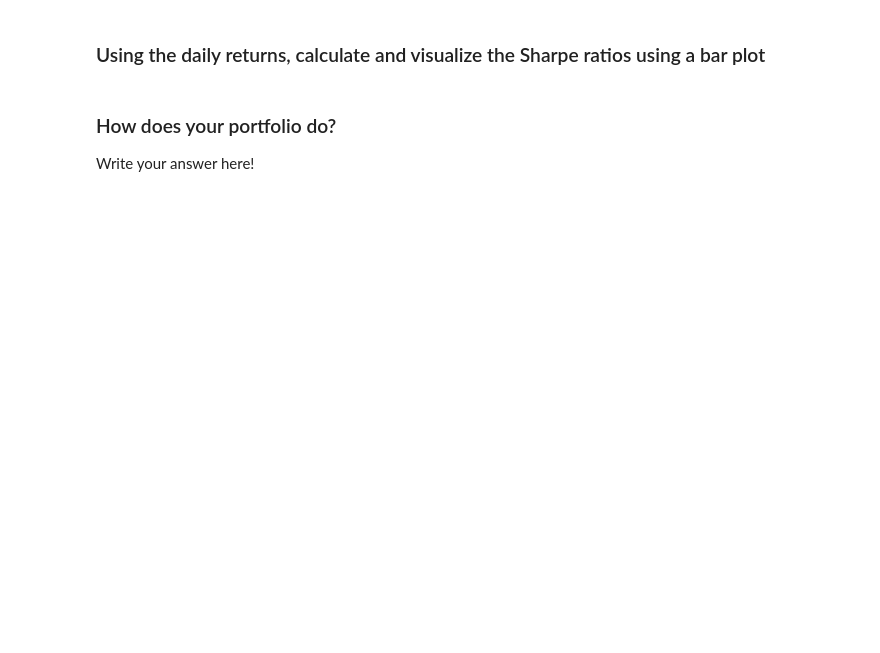
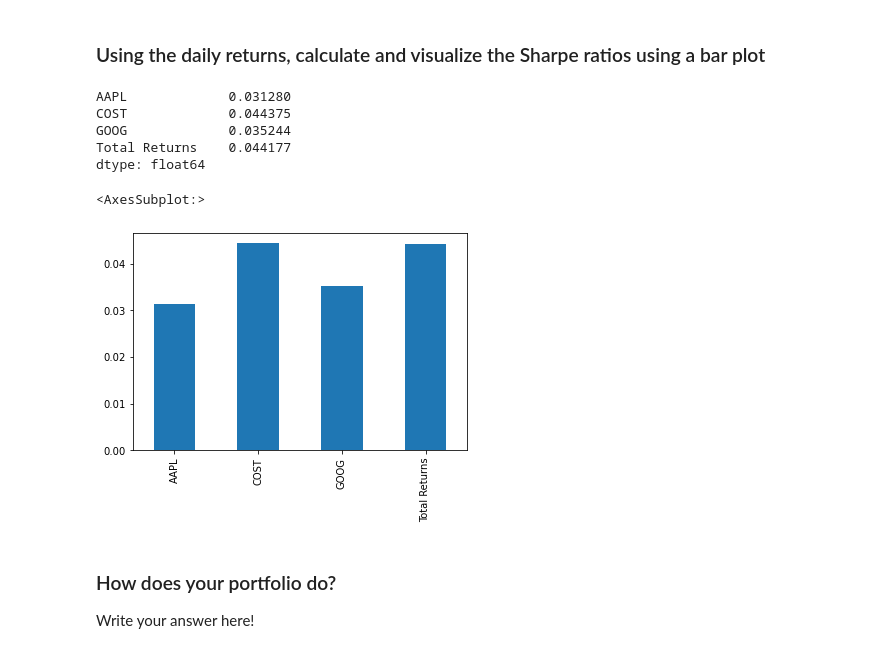
Before and after one commit to jdonnelly0804/Module-4-Challenge, a Jupyter notebook: whale_analysis.ipynb, the cells around one changed output. Cells and saved outputs as stored; diff of their text form; code cells hidden in the pictures; blank space fills up the shorter version.

```diff
--- a/whale_analysis.ipynb
+++ b/whale_analysis.ipynb
@@ -442,3 +442,5 @@ portfolio_daily_returns.dropna(inplace=True)
 ### Calculate the Annualized Standard Deviation
 # %%
 # Calculate the annualized `std`
+portfolio_annualized_std = portfolio_daily_returns.std()*np.sqrt(252)
+portfolio_annualized_std
@@ -460,8 +493,20 @@ portfolio_daily_returns.dropna(inplace=True)
 ### Using the daily returns, calculate and visualize the Sharpe ratios using a bar plot
 # %%
 # Calculate Annualized Sharpe Ratios
+port_annualized_sharpe = (port_total_return.mean() * 252) / (portfolio_annualized_std * np.sqrt(252))
+port_annualized_sharpe
+# %% [output]
+AAPL             0.031280
+COST             0.044375
+GOOG             0.035244
+Total Returns    0.044177
+dtype: float64
 # %%
 # Visualize the sharpe ratios as a bar plot
+port_annualized_sharpe.plot(kind= 'bar')
+# %% [output]
+<AxesSubplot:>
+[figure, added]
 # %% [markdown]
 ### How does your portfolio do?
 
```
Also changed, not shown: parts of 5 cells of this notebook.
